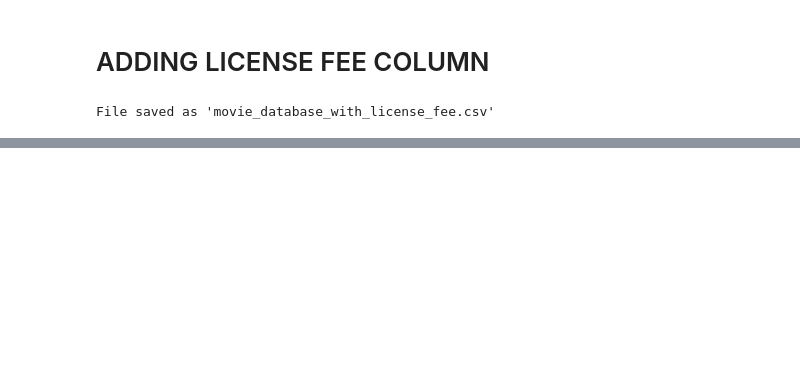
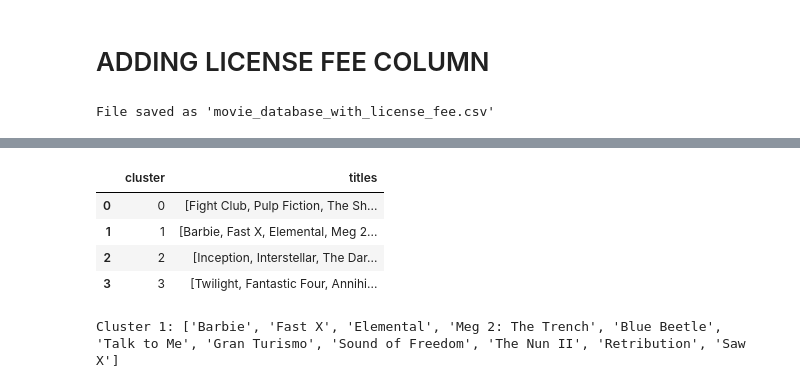
Before and after one commit to DavidKrame/MMCS_Project_UoE_Group9, a Jupyter notebook: DataAnalysis_MovieDataBase.ipynb, the cells around one changed output, grey strips where cells are left out. Drawn from its saved outputs; the diff is of its cells as text; code cells hidden in the pictures; blank space fills up the shorter version.

```diff
--- a/DataAnalysis_MovieDataBase.ipynb
+++ b/DataAnalysis_MovieDataBase.ipynb
@@ -258,0 +476,23 @@ EDA Complete.
+# %%
+# Group movies by their cluster and aggregate the titles
+grouped_df = df.groupby('cluster')['title'].apply(list).reset_index()
+
+grouped_df.columns = ['cluster', 'titles']
+
+grouped_df
+# %% [output]
+|  | cluster | titles |
+| 0 | 0 | [Fight Club, Pulp Fiction, The Sh... |
+| 1 | 1 | [Barbie, Fast X, Elemental, Meg 2... |
+| 2 | 2 | [Inception, Interstellar, The Dar... |
+| 3 | 3 | [Twilight, Fantastic Four, Annihi... |
+# %%
+# for _, row in grouped_df.iterrows():
+#     print(f"Cluster {row['cluster']}: {row['titles']}")
+#     print()
+#     print()
+cluter1 = grouped_df[grouped_df["cluster"]==1]
+for _, row in cluter1.iterrows():
+    print(f"Cluster {row['cluster']}: {row['titles']}")
+# %% [output]
+Cluster 1: ['Barbie', 'Fast X', 'Elemental', 'Meg 2: The Trench', 'Blue Beetle', 'Talk to Me', 'Gran Turismo', 'Sound of Freedom', 'The Nun II', 'Retribution', 'Saw X']
```
Also changed, not shown: parts of 12 cells of this notebook.
